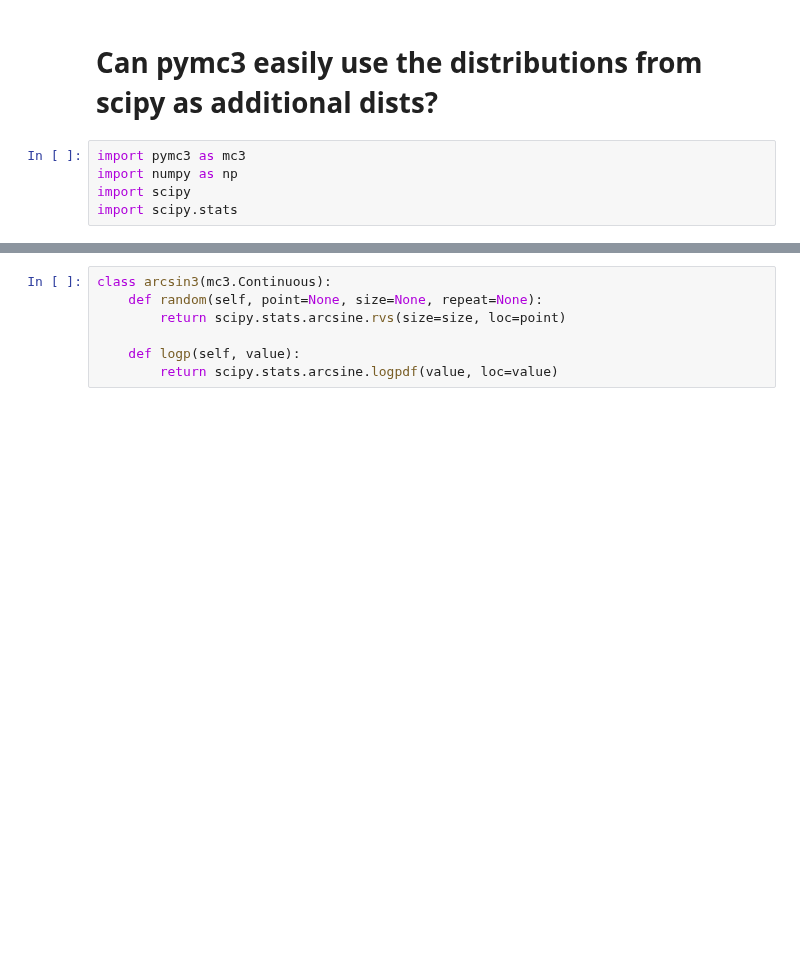
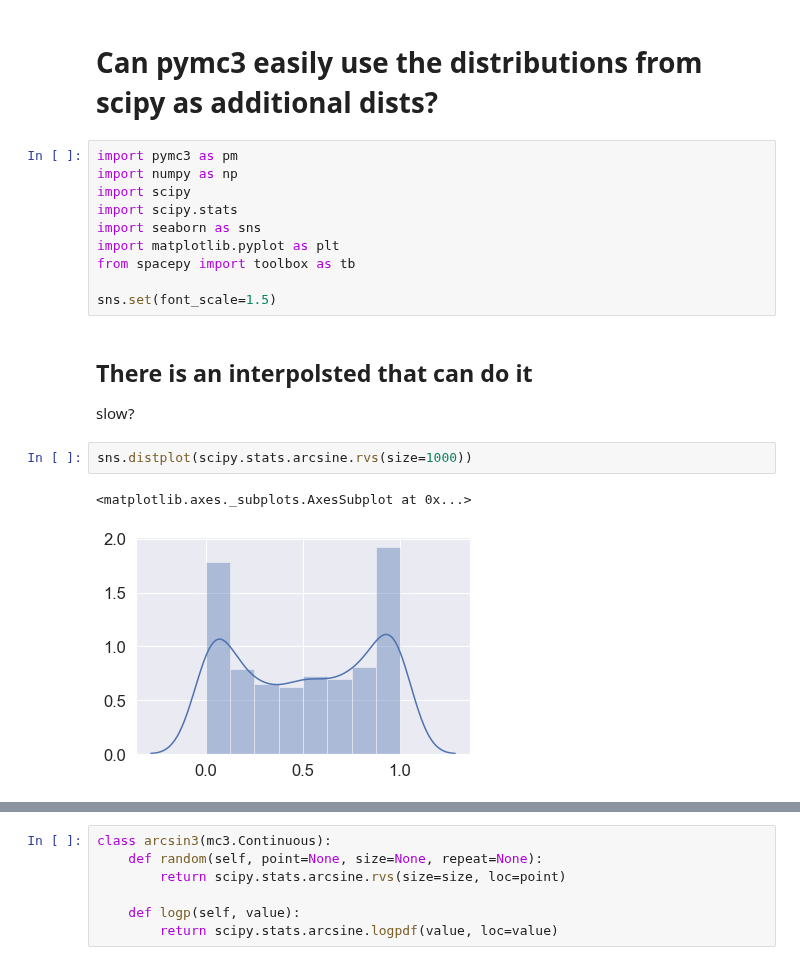
Before and after one commit to balarsen/pymc_learning, a Jupyter notebook: scipy_dist/Scipy dist 1.ipynb, the cells around one changed output, grey strips where cells are left out. Cells and saved outputs as stored; diff of their text form; blank space fills up the shorter version.

```diff
--- a/scipy_dist/Scipy dist 1.ipynb
+++ b/scipy_dist/Scipy dist 1.ipynb
@@ -1,7 +1,20 @@
 # %% [markdown]
 # Can pymc3 easily use the distributions from scipy as additional dists?
 # %%
-import pymc3 as mc3
+import pymc3 as pm
 import numpy as np
 import scipy
 import scipy.stats
+import seaborn as sns
+import matplotlib.pyplot as plt
+from spacepy import toolbox as tb
+
+sns.set(font_scale=1.5)
+# %% [markdown]
+## There is an interpolsted that can do it
+slow?
+# %%
+sns.distplot(scipy.stats.arcsine.rvs(size=1000))
+# %% [output]
+<matplotlib.axes._subplots.AxesSubplot at 0x...>
+[figure, added]
```
Also changed, not shown: parts of 4 cells of this notebook.
